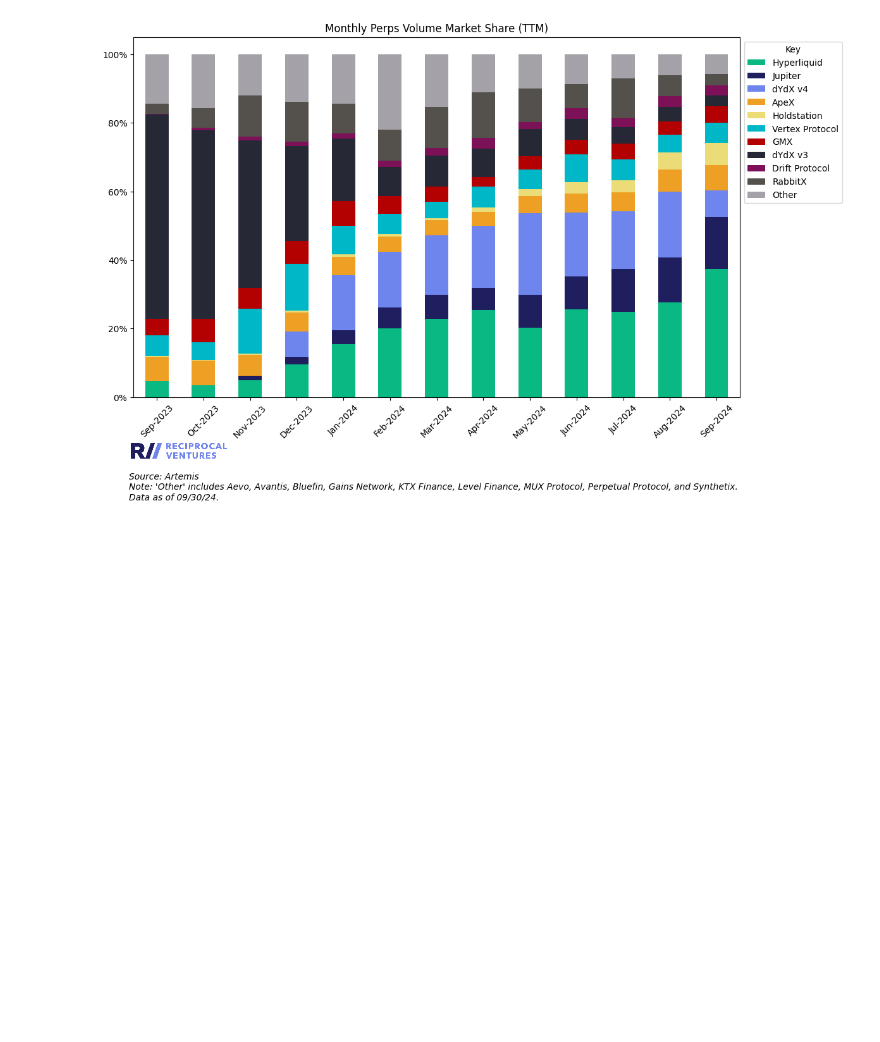
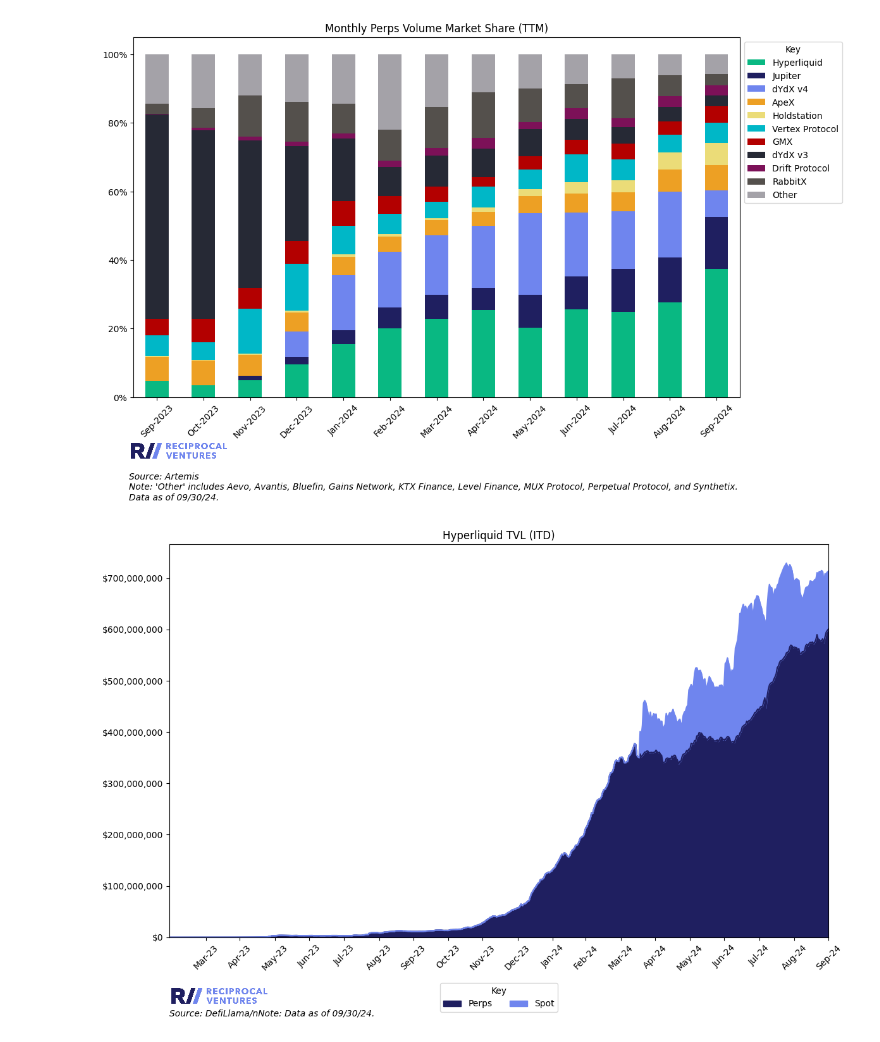
Before and after one commit to jimboevans/Hyperliquid-blog-post, a Jupyter notebook: analysis.ipynb, the cells around one changed output. Saved outputs shown, nothing was run; the diff lists cells and outputs as text; code cells hidden in the pictures; blank space fills up the shorter version.

Commit message:
chart 2

```diff
--- a/analysis.ipynb
+++ b/analysis.ipynb
@@ -127,0 +131,91 @@ plot_perpetual_volumes(input_file)
+# %%
+# Define filepaths
+base_folder = 'raw-data'
+data_file = 'Hyperliquid - TVL_Defillama-Raw-Data.csv'
+input_file = os.path.join(base_folder, data_file)
+
+# Function to generate the stacked area chart
+def plot_Hyperliquid_transactions(file_path):
+    # Step 1: Load the dataset
+    data = pd.read_csv(file_path)
+
+    # Step 2: Convert the "Date" column to datetime format
+    data['Date'] = pd.to_datetime(data['Date'], format='%m/%d/%Y')
+
+    # Step 2.5: Set variable for the last value in the date column
+    last_date = data['Date'].iloc[-1].strftime('%m/%d/%y')
+
+    # Step 3: Set the 'Date' column as the index (Keep it as datetime)
+    data.set_index('Date', inplace=True)
+
+    # Step 4: Select columns and reorder them based on the specified list
+    columns_order = [
+        'Perps', 'Spot'
+    ]
+    data = data[columns_order]
+
+    # Step 6: Define custom colors for each platform
+    platform_colors = {
+        'Perps': color_palette['Bold Blue'],
+        'Spot': color_palette['Sky Blue'],
+    }
+
+    # Step 7: Create the stacked area chart using matplotlib
+    fig, ax = plt.subplots(figsize=(12, 8))
+
+    # Extract the color list from the color dictionary
+    color_list = [platform_colors[col] for col in data.columns]
+
+    # Plotting the stacked area chart with custom colors
+    data.plot(kind='area', stacked=True, ax=ax, color=color_list, legend=True)
+
+    # Setting labels and title
+    ax.set_xlabel('')
+    ax.set_title('Hyperliquid TVL (ITD)')
+
+    # Define a function to format the y-axis with commas
+    def comma_formatter(x, pos):
+        return f'{int(x):,}'
+
+    # Apply the formatter to the y-axis
+    ax.yaxis.set_major_formatter(FuncFormatter(comma_formatter))
+
+    # Set custom x-axis labels on specific dates (Keep index as datetime)
+    specific_dates = [
+        '2023-03-31', '2023-04-30', '2023-05-31', '2023-06-30', '2023-07-31', '2023-08-31','2023-09-30','2023-10-31','2023-11-30','2023-12-31','2024-01-31', '2024-02-29', '2024-03-31', '2024-04-30',
+        '2024-05-31', '2024-06-30', '2024-07-31', '2024-08-31', '2024-09-30'
+    ]
+    specific_dates = pd.to_datetime(specific_dates)
+
+    # Define a function to format the y-axis with commas
+    def dollar_formatter(y, pos):
+        return f'${int(y):,}'
+
+    # Apply the formatter to the y-axis
+    ax.yaxis.set_major_formatter(FuncFormatter(dollar_formatter))
+
+    # Set x-axis ticks to only show the specified dates
+    ax.set_xticks(specific_dates)
+    ax.minorticks_off()
+    ax.set_xticklabels([date.strftime('%b-%y') for date in specific_dates], rotation=45)
+
+    # Rotate x-axis labels for better readability
+    plt.xticks(rotation=45)
+
+    # Add logo without specifying a path (default will be used)
+    add_logo(ax)
+
+    # Adjust text box location (e.g., position it in the lower-left corner)
+    text_box = ax.text(0, -0.2, f"Source: DefiLlama/nNote: Data as of {last_date}.",
+                       transform=ax.transAxes, fontsize=10,
+                       bbox=dict(facecolor='white', alpha=0), fontstyle='italic')
+
+    # Display the plot
+    plt.legend(title='Key', bbox_to_anchor=(.5, -0.105), loc='upper center',ncol=2)
+    plt.tight_layout()
+    plt.show()
+
+# Example usage
+plot_Hyperliquid_transactions(input_file)
+# %% [output]
+[figure, added]
```
Also changed, not shown: parts of 2 cells of this notebook, 1 other file.
